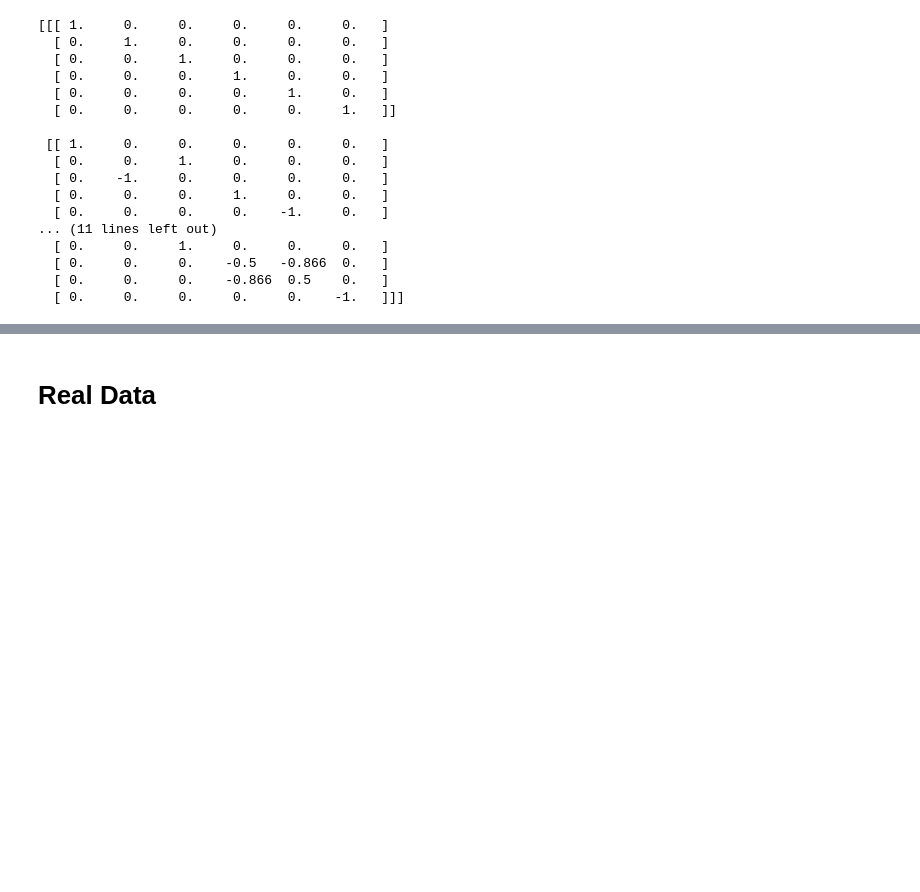
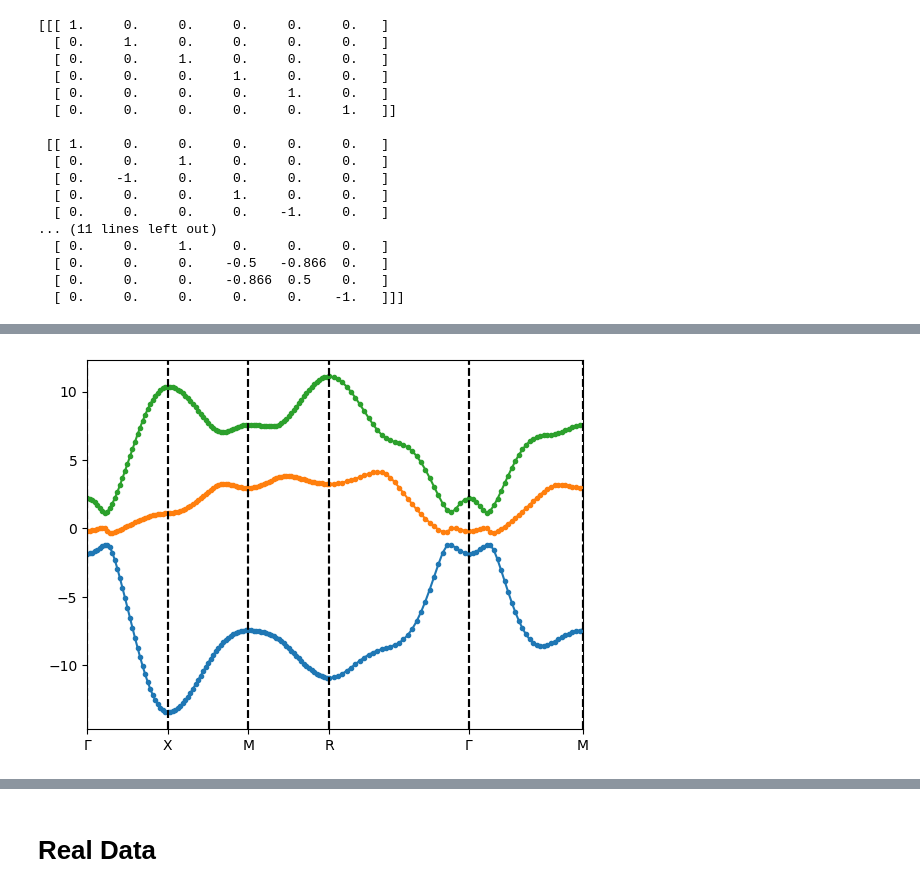
Before and after one commit to redweasel/tight-binding, a Jupyter notebook: TightBinding.ipynb, the cells around one changed output, grey strips where cells are left out. Cells and saved outputs as stored; diff of their text form; code cells hidden in the pictures; blank space fills up the shorter version.

```diff
--- a/TightBinding.ipynb
+++ b/TightBinding.ipynb
@@ -105,6 +107,42 @@ print(np.linalg.norm(grads + hess[:,:,2]*h - gradsz, axis=(0,2)) / h)
 [0. 0. 0.]
 [0. 0. 0.]
 [0. 0. 0.]
+# %%
+# compare the old BandStructureModel with the new TightBinding class
+# they should be equivalent for the trivial unitary representation
+u_repr = UR.one_dim(False, False, True) * 3
+neighbors = ((0,0,0), (1,0,0), (1,1,0), (1,1,1))#, (2,0,0), (2,1,0), (2,1,1), (2,2,1), (2,2,0), (2,2,2), (3,0,0), (3,1,0), (3,1,1), (3,2,1))
+neighbors_compl = u_repr.sym.complete_neighbors(neighbors)
+# post processing to find the connection to the bandstructure model
+neighbors_compl_tup = [tuple(n) for n in neighbors_compl]
+indices = np.array([neighbors_compl_tup.index(n) for n in neighbors])
+classes = u_repr.sym.find_classes(neighbors_compl)
+neighbors_classes = [next((c for c in classes.values() if i in c)) for i in indices]
+neighbors_class_sizes = np.array([len(c) for c in neighbors_classes])
+#print(neighbors_class_sizes)
+
+tb2 = TightBindingModel(u_repr, neighbors_compl,
+                        [random_hermitian(u_repr.dim()) for _ in neighbors_compl])
+tb2.normalize()
+
+# NOTE the TightBindingModel is always cos_reduced = True
+band_model = bandstructure.BandStructureModel.init_tight_binding_from_ref(u_repr.sym, neighbors, [[0, 0, 0]], [np.diag(tb2.params[0])], 0, 0, cos_reduced=True)
+neighbors_class_sizes[0] = 24
+band_model.params = np.array(tb2.params[indices]) * neighbors_class_sizes[:,None,None] / 24
+
+#print(np.linalg.eigvalsh(band_model.params[0]))
+#print(band_model([[0, 0, 0]]))
+#print(tb2([[0, 0, 0]]))
+#print(band_model.params[0])
+#print(band_model.f([[0, 0, 0]]))
+#print(tb2.f([[0, 0, 0]]))
+
+# just plot a path to get good readable plots
+path = kpaths.KPath('G').to('X').to('M').to('R').to('G').to('M')
+path.plot(tb2, '.')
+path.plot(band_model, '-')
+# %% [output]
+[figure, added]
 # %%
 # TODO do this test for non matching unitary representations
 # NOTE the following does sometimes not converge for unknown reasons, but that was already in v2 that way
```
Also changed, not shown: parts of 20 cells of this notebook, 9 other files.
